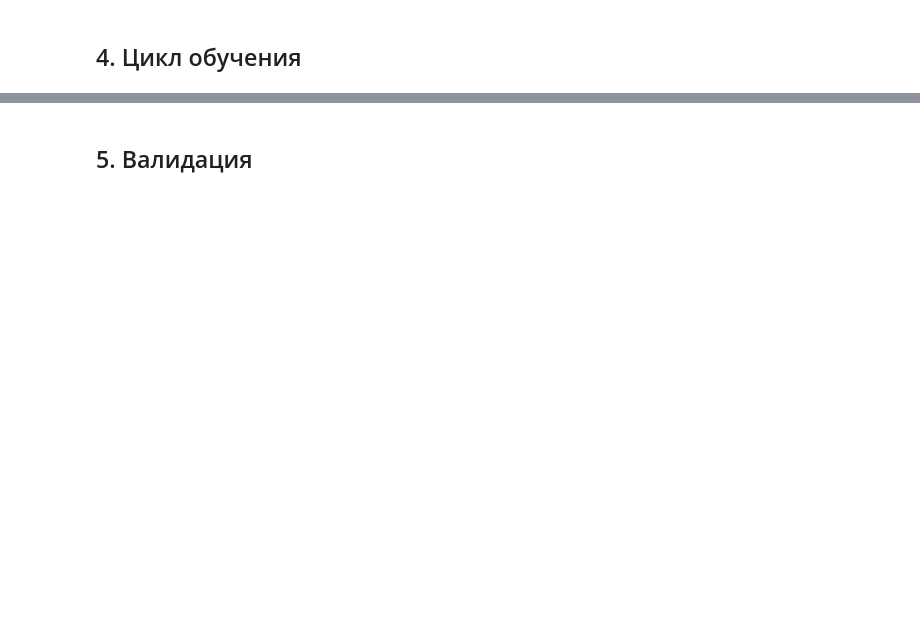
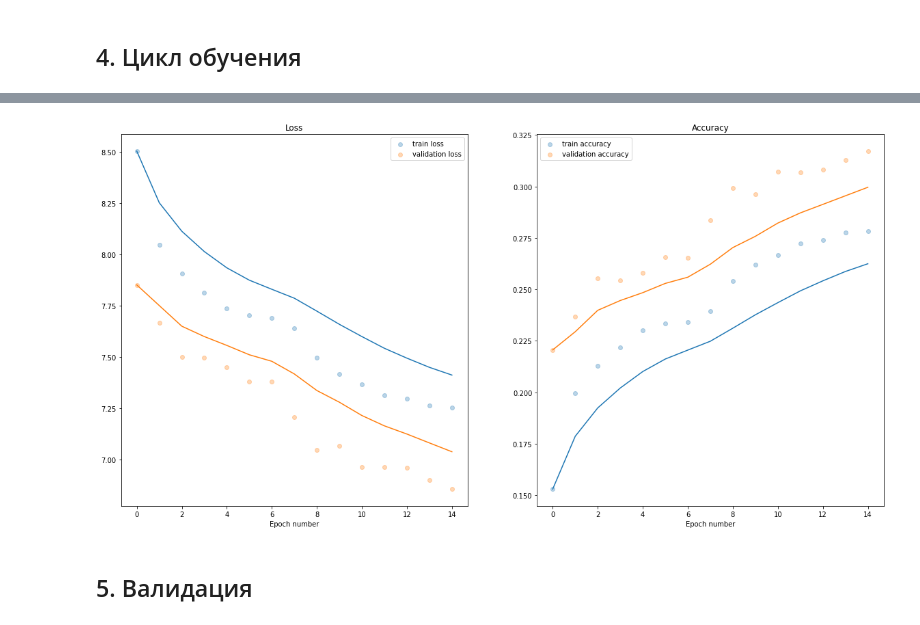
Before and after one commit to KirillPushkarev/deep-learning-homework1, a Jupyter notebook: neural_net.ipynb, the cells around one changed output, grey strips where cells are left out. Saved outputs shown, nothing was run; the diff lists cells and outputs as text; code cells hidden in the pictures; blank space fills up the shorter version.

```diff
--- a/neural_net.ipynb
+++ b/neural_net.ipynb
@@ -364,10 +362,0 @@ Gradient scale is correct!
-# %%
-def get_accuracy(y_pred, y_true):
-    y_pred == y_true
-
-
-def get_accuracy_test():
-
-
-
-get_accuracy_test()
@@ -457,3 +419,55 @@ for epoch in tqdm(range(EPOCH_COUNT)):
+# %%
+import pandas as pd
+from tqdm import tqdm
+import matplotlib.pylab as plt
+
+
+EPOCH_COUNT = 15
+BATCH_SIZE = 100
+LAYER_SIZES = [3072, 64, 10]
+LEARNING_RATE = 0.03
+REGULARIZATION_COEF = 0.00
+INPUT_DROPOUT_PROBA = 0.8
+HIDDEN_DROPOUT_PROBA = 0.5
+
+model = NeuralNet(layer_sizes=LAYER_SIZES, learning_rate=LEARNING_RATE, regularization_coef=REGULARIZATION_COEF,
+                  input_dropout_prob=INPUT_DROPOUT_PROBA, hidden_dropout_prob=HIDDEN_DROPOUT_PROBA)
+train_loss, train_accuracy = [], []
+validation_loss, validation_accuracy = [], []
+
+for epoch in tqdm(range(EPOCH_COUNT)):
+    train_dataloader = DataLoader(x_train, y_train, BATCH_SIZE)
+    train_loss_for_epoch, train_accuracy_for_epoch = 0, 0
+    model.set_state('train')
+    for x_batch, y_batch in train_dataloader:
+        y_pred_for_batch = model.forward(x_batch)
+        train_accuracy_for_epoch += get_accuracy(y_pred_for_batch, y_batch)
+        train_loss_for_epoch += model.loss(y_pred_for_batch, y_batch)
+
+        gradient_update = model.backward(x_batch, y_pred_for_batch, y_batch)
+        model.update_weights(gradient_update)
+
+    train_accuracy_for_epoch /= len(train_dataloader)
+    train_accuracy.append(train_accuracy_for_epoch)
+    train_loss_for_epoch /= len(train_dataloader)
+    train_loss.append(train_loss_for_epoch)
+
+    validation_dataloader = DataLoader(x_val, y_val, BATCH_SIZE)
+    validation_loss_for_epoch, validation_accuracy_for_epoch = 0, 0
+    model.set_state('test')
+    for x_batch, y_batch in validation_dataloader:
+        y_pred_for_batch = model.forward(x_batch)
+        validation_accuracy_for_epoch += get_accuracy(y_pred_for_batch, y_batch)
+        validation_loss_for_epoch += model.loss(y_pred_for_batch, y_batch)
+
+    validation_accuracy_for_epoch /= len(validation_dataloader)
+    validation_accuracy.append(validation_accuracy_for_epoch)
+    validation_loss_for_epoch /= len(validation_dataloader)
+    validation_loss.append(validation_loss_for_epoch)
+
+    visualize_epoch_results(train_loss, validation_loss)
+# %% [output]
+[figure, added]
 # %% [markdown]
 ## 5. Валидация
 # %%
```
Also changed, not shown: parts of 9 cells of this notebook, 1 other file.
